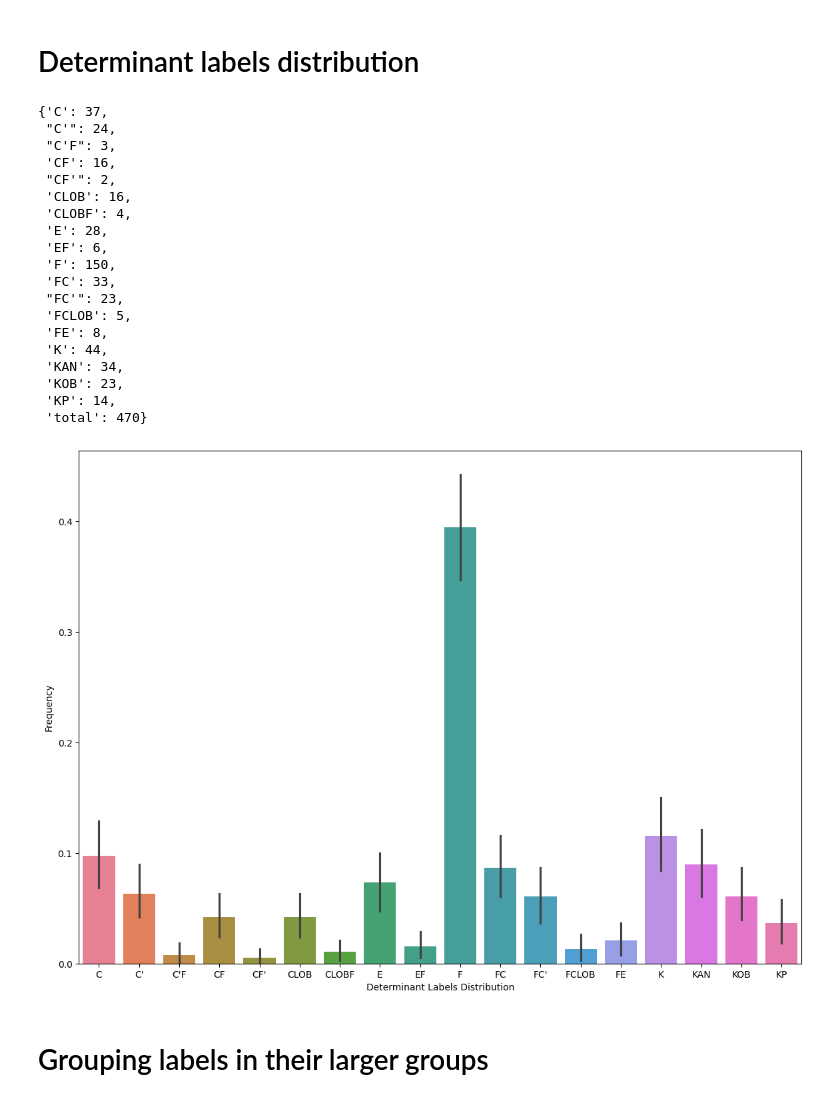
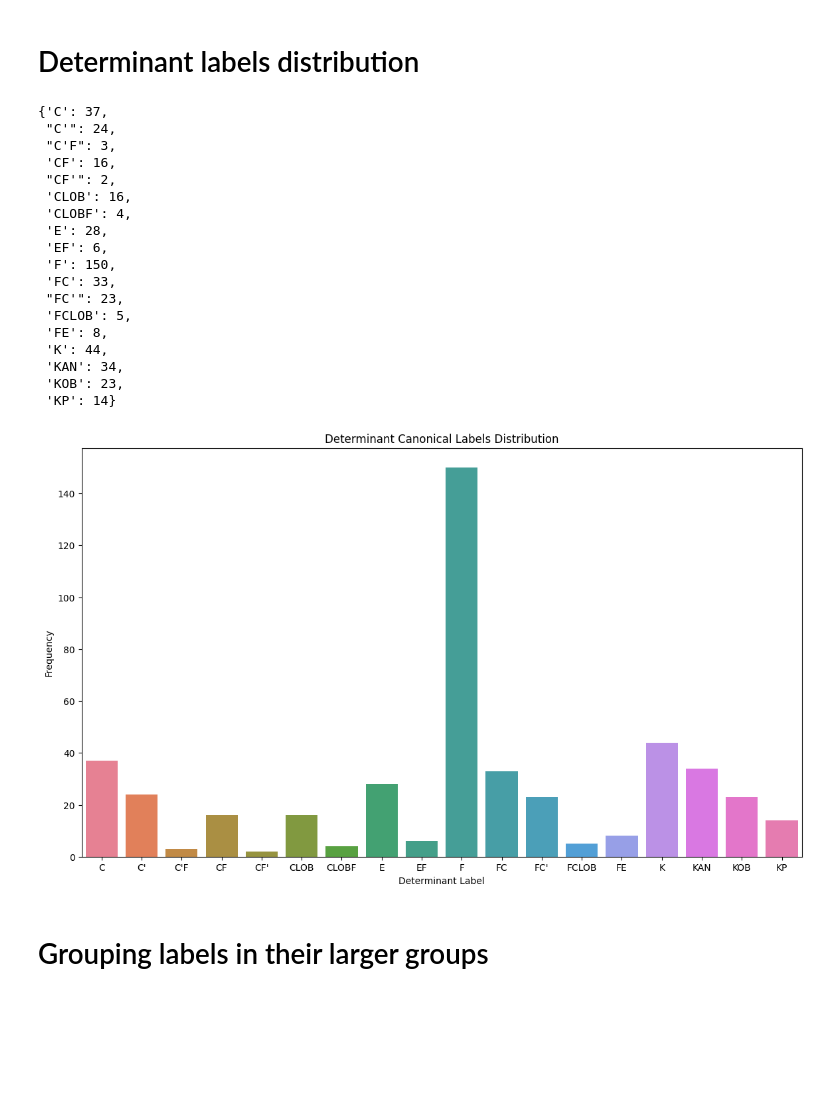
Before and after one commit to alberto-lorente/RorschIA_07-04, a Jupyter notebook: Nancy PsyData/Nancy Data Cleaning.ipynb, the cells around one changed output. Cells and saved outputs as stored; diff of their text form; code cells hidden in the pictures; blank space fills up the shorter version.

```diff
--- a/Nancy PsyData/Nancy Data Cleaning.ipynb
+++ b/Nancy PsyData/Nancy Data Cleaning.ipynb
@@ -448,7 +451,7 @@ for label in labels_determinants.columns:
     total_label = sum(labels_determinants[label])
     total = total + total_label
     agg_dict_determinants[label] = total_label
-agg_dict_determinants["total"] = total
+# agg_dict_determinants["total"] = total
 agg_dict_determinants
 # %% [output]
 {'C': 37,
@@ -468,16 +471,19 @@ agg_dict_determinants
  'K': 44,
  'KAN': 34,
  'KOB': 23,
- 'KP': 14,
- 'total': 470}
+ 'KP': 14}
+# %%
+
+df_old_dets = pd.DataFrame(agg_dict_determinants, index=[0])
 # %%
-fig, ax = plt.subplots(figsize=(14,10))
-sns.barplot(data=labels_determinants)
-ax.set_xlabel("Determinant Labels Distribution")
+fig, ax = plt.subplots(figsize=(14,8))
+sns.barplot(data=df_old_dets)
+plt.title("Determinant Canonical Labels Distribution")
+ax.set_xlabel("Determinant Label")
 ax.set_ylabel("Frequency")
 plt.show()
 # %% [output]
-[figure, old version]
+[figure, new version]
 # %% [markdown]
 # Grouping labels in their larger groups
 # %% [markdown]
```
Also changed, not shown: parts of 14 cells of this notebook, 17 other files.
